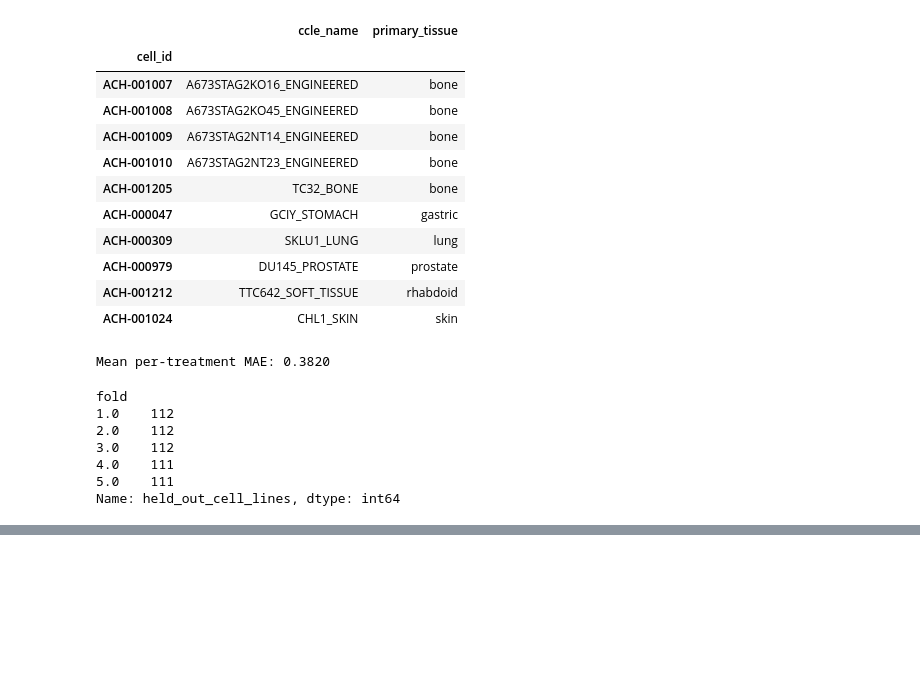
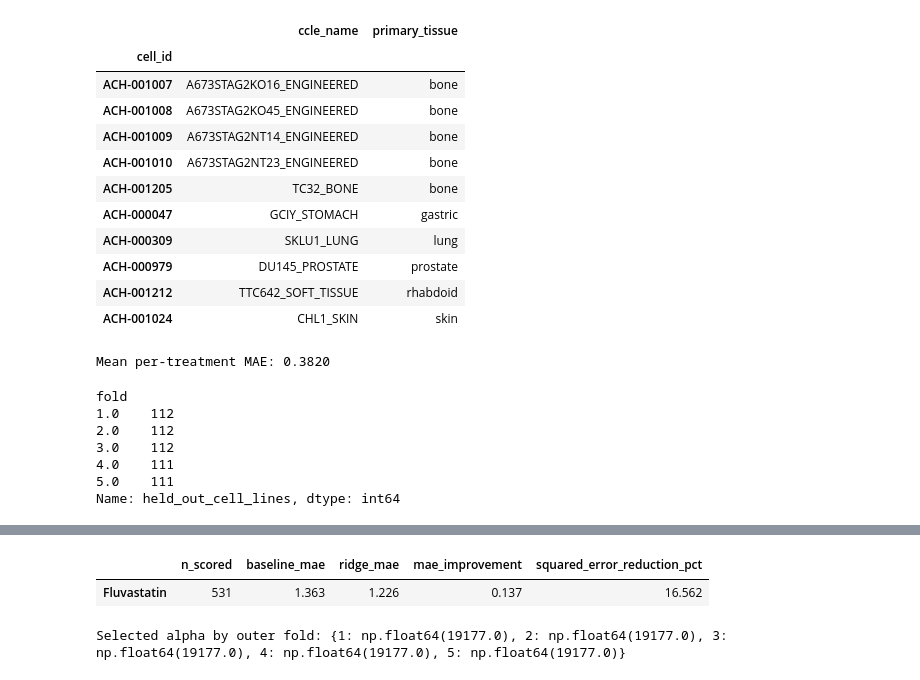
Before and after one commit to wesley-hawes/prism-drug-response, a Jupyter notebook: notebooks/EDA1.ipynb, the cells around one changed output, grey strips where cells are left out. Drawn from its saved outputs; the diff is of its cells as text; code cells hidden in the pictures; blank space fills up the shorter version.

```diff
--- a/notebooks/EDA1.ipynb
+++ b/notebooks/EDA1.ipynb
@@ -966,0 +980,77 @@ Name: held_out_cell_lines, dtype: int64
+# %%
+from sklearn.impute import SimpleImputer
+from sklearn.linear_model import Ridge
+from sklearn.model_selection import GridSearchCV, KFold
+from sklearn.pipeline import make_pipeline
+from sklearn.preprocessing import StandardScaler
+
+# Keep the matched lines with a measured fluvastatin response.
+y = Y_response[fluvastatin_id].dropna()
+X = X_expression.loc[y.index]
+outer_folds = fold_id.loc[y.index]
+
+# Store one held-out prediction per cell line from each method.
+predictions = pd.DataFrame(index=y.index, dtype=float)
+predictions["observed"] = y
+selected_alphas = {}
+
+# After standardization, each line has thousands of gene measurements.
+# Try penalties spanning weak through strong shrinkage on that scale.
+alpha_grid = X.shape[1] * np.array([0.001, 0.01, 0.1, 1, 10, 100])
+
+for fold in sorted(outer_folds.unique()):
+    is_test = outer_folds.eq(fold)
+    X_train, X_test = X.loc[~is_test], X.loc[is_test]
+    y_train = y.loc[~is_test]
+
+    pipeline = make_pipeline(
+        SimpleImputer(strategy="median"),
+        StandardScaler(),
+        Ridge(solver="cholesky"),
+    )
+
+    # Inner folds choose alpha. The outer test lines stay set aside.
+    search = GridSearchCV(
+        estimator=pipeline,
+        param_grid={"ridge__alpha": alpha_grid},
+        scoring="neg_mean_absolute_error",
+        cv=KFold(n_splits=3, shuffle=True, random_state=42),
+        refit=True,
+    )
+    search.fit(X_train, y_train)
+
+    predictions.loc[is_test, "ridge"] = search.predict(X_test)
+    predictions.loc[is_test, "median_baseline"] = y_train.median()
+    predictions.loc[is_test, "mean_baseline"] = y_train.mean()
+    selected_alphas[int(fold)] = search.best_params_["ridge__alpha"]
+
+assert predictions.notna().all().all()
+
+ridge_error = predictions["observed"] - predictions["ridge"]
+median_error = predictions["observed"] - predictions["median_baseline"]
+mean_error = predictions["observed"] - predictions["mean_baseline"]
+
+baseline_mae = median_error.abs().mean()
+ridge_mae = ridge_error.abs().mean()
+
+# Sanity check: same drug, same cell lines, same folds as yesterday's baseline.
+assert np.isclose(
+    baseline_mae,
+    baseline_by_treatment.loc[fluvastatin_id, "baseline_mae"],
+)
+
+display(pd.DataFrame({
+    "n_scored": [len(y)],
+    "baseline_mae": [baseline_mae],
+    "ridge_mae": [ridge_mae],
+    "mae_improvement": [baseline_mae - ridge_mae],
+    "squared_error_reduction_pct": [
+        100 * (1 - ridge_error.pow(2).sum() / mean_error.pow(2).sum())
+    ],
+}, index=["Fluvastatin"]).round(3))
+
+print("Selected alpha by outer fold:", selected_alphas)
+# %% [output]
+|  | n_scored | baseline_mae | ridge_mae | mae_improvement | squared_error_reduction_pct |
+| Fluvastatin | 531 | 1.363 | 1.226 | 0.137 | 16.562 |
+Selected alpha by outer fold: {1: np.float64(19177.0), 2: np.float64(19177.0), 3: np.float64(19177.0), 4: np.float64(19177.0), 5: np.float64(19177.0)}
```
Also changed, not shown: parts of 9 cells of this notebook.
